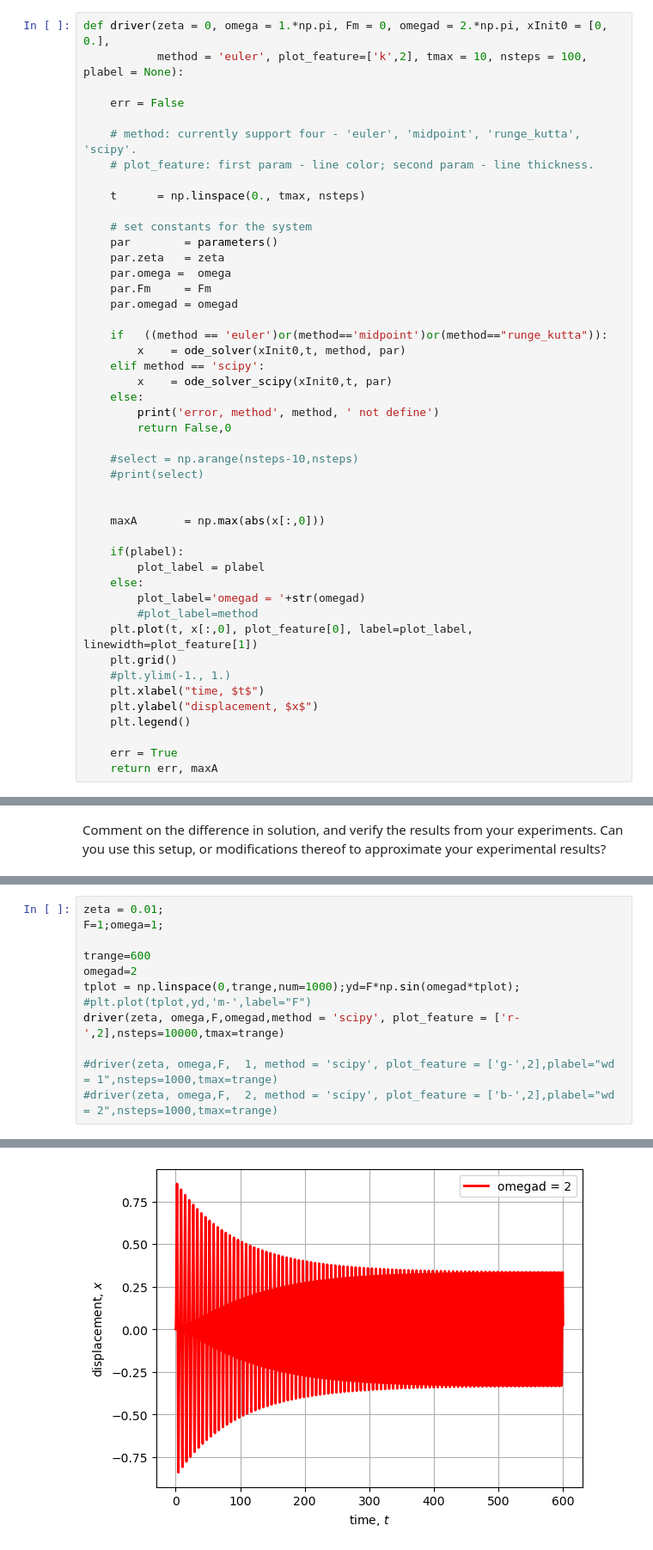
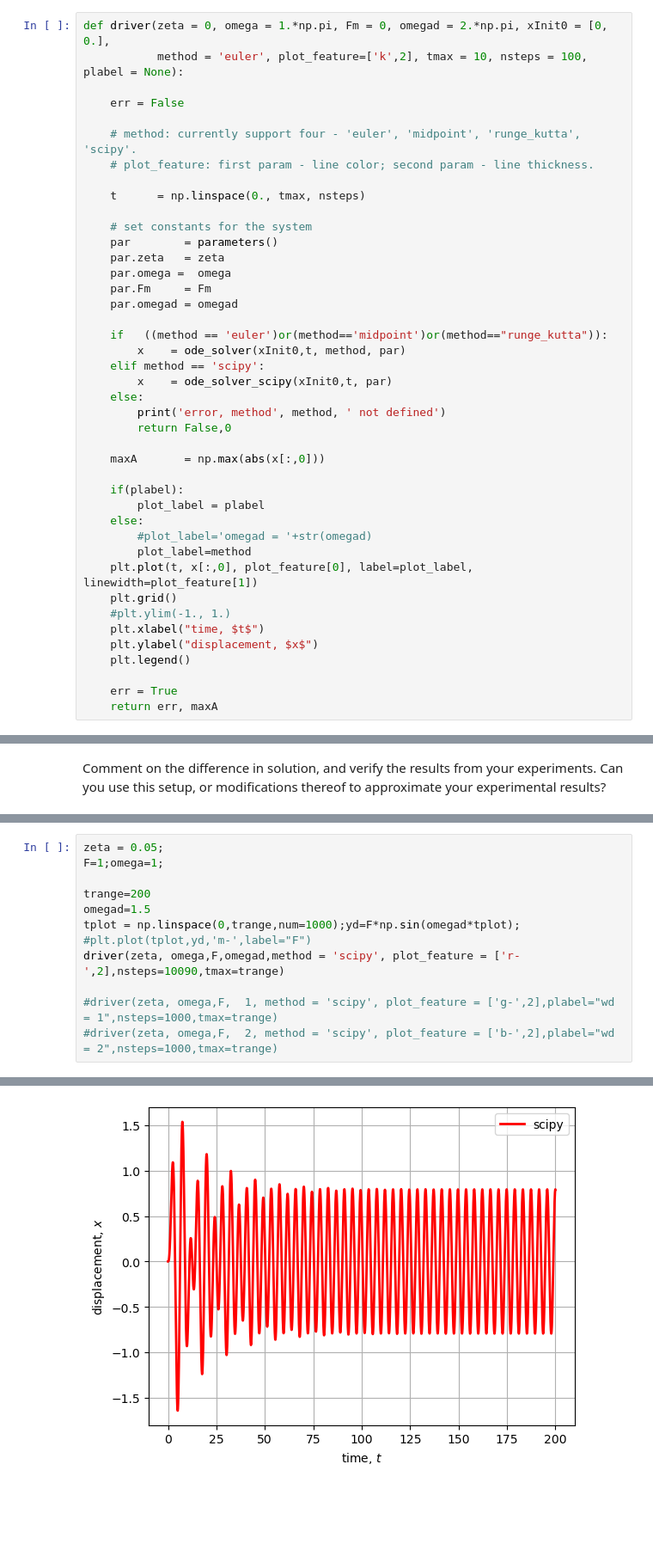
Before and after one commit to dunyuliu/Earth_From_Lab_To_Planet_Tutorials, a Jupyter notebook: DampedHarmonicOscillator.ipynb, the cells around one changed output, grey strips where cells are left out. Shown at 86% size. Drawn from its saved outputs; the diff is of its cells as text; blank space fills up the shorter version.

```diff
--- a/DampedHarmonicOscillator.ipynb
+++ b/DampedHarmonicOscillator.ipynb
@@ -227,20 +231,16 @@ def driver(zeta = 0, omega = 1.*np.pi, Fm = 0, omegad = 2.*np.pi, xInit0 = [0, 0
     elif method == 'scipy':
         x    = ode_solver_scipy(xInit0,t, par)
     else:
-        print('error, method', method, ' not define')
+        print('error, method', method, ' not defined')
         return False,0
-
-    #select = np.arange(nsteps-10,nsteps)
-    #print(select)
-
 
     maxA       = np.max(abs(x[:,0]))
 
     if(plabel):
         plot_label = plabel
     else:
-        plot_label='omegad = '+str(omegad)
-        #plot_label=method
+        #plot_label='omegad = '+str(omegad)
+        plot_label=method
     plt.plot(t, x[:,0], plot_feature[0], label=plot_label, linewidth=plot_feature[1])
     plt.grid()
     #plt.ylim(-1., 1.)
@@ -314,12 +323,12 @@ What happens to the peak amplitudes if you change the ratio of driving frequenci
 # %%
-zeta = 0.01;
+zeta = 0.05;
 F=1;omega=1;
 
-trange=600
-omegad=2
+trange=200
+omegad=1.5
 tplot = np.linspace(0,trange,num=1000);yd=F*np.sin(omegad*tplot);
 #plt.plot(tplot,yd,'m-',label="F")
-driver(zeta, omega,F,omegad,method = 'scipy', plot_feature = ['r-',2],nsteps=10000,tmax=trange)
+driver(zeta, omega,F,omegad,method = 'scipy', plot_feature = ['r-',2],nsteps=10090,tmax=trange)
 
 #driver(zeta, omega,F,  1, method = 'scipy', plot_feature = ['g-',2],plabel="wd = 1",nsteps=1000,tmax=trange)
 #driver(zeta, omega,F,  2, method = 'scipy', plot_feature = ['b-',2],plabel="wd = 2",nsteps=1000,tmax=trange)
@@ -328 +337 @@ driver(zeta, omega,F,omegad,method = 'scipy', plot_feature = ['r-',2],nsteps=100
-[figure, old version]
+[figure, new version]
```
Also changed, not shown: parts of 31 cells of this notebook.
